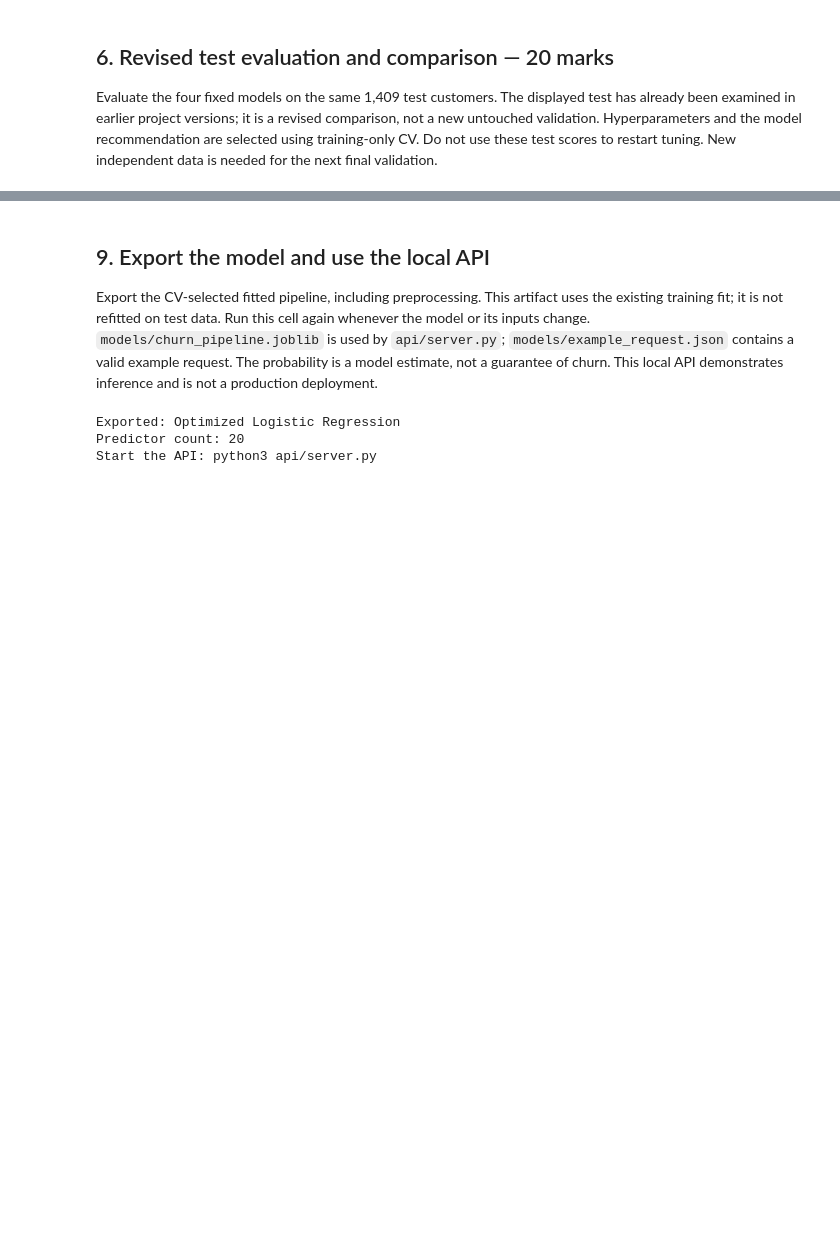
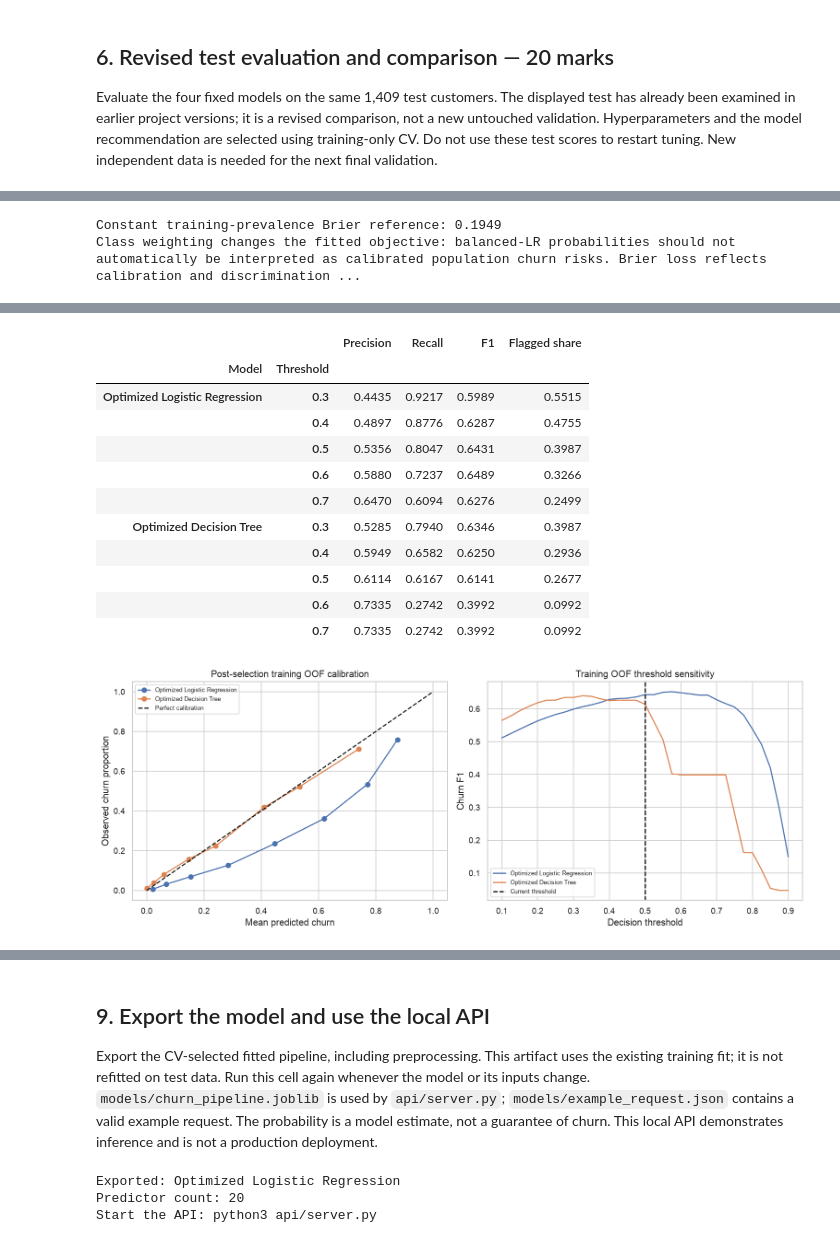
Before and after one commit to mehrthur-teste/end-to-end-supervised-machine-learning-project, a Jupyter notebook: Group4.ipynb, the cells around one changed output, grey strips where cells are left out. Drawn from its saved outputs; the diff is of its cells as text; code cells hidden in the pictures; blank space fills up the shorter version.

Commit message:
Integrate notebook review and synchronize report diagnostics

```diff
--- a/Group4.ipynb
+++ b/Group4.ipynb
@@ -70,5 +69,7 @@ Set the exact downloaded filename. The loader supports CSV and Excel; inspect th
 # %%
-DATA_PATH = Path("Dataset_Churn.xlsx")
+# Support both the repository and the supplied assignment copy.
+data_candidates = [Path("Dataset_Churn.xlsx"), Path("Assignment 1 Dataset.xlsx")]
+DATA_PATH = next((p for p in data_candidates if p.is_file()), data_candidates[0])
 EXCEL_SHEET = 0
 
 if not DATA_PATH.is_file():
@@ -517,6 +516,14 @@ selection_table = pd.DataFrame(selection_rows).set_index("Model").sort_values("C
 recommended_name = selection_table.index[0]
 display(selection_table)
 print("Model selected using training CV only:", recommended_name)
+
+optimization_summary = [{"Model": row["Model"], "Mean CV F1": row["CV f1 mean"],
+    "Fold SD": row["CV f1 std"], "Settings": "Initial untuned configuration"} for row in cv_rows]
+for name, search in searches.items():
+    optimization_summary.append({"Model": name, "Mean CV F1": search.best_score_,
+        "Fold SD": search.cv_results_["std_test_f1"][search.best_index_],
+        "Settings": str(search.best_params_)})
+display(pd.DataFrame(optimization_summary).set_index("Model").round(4))
 # %% [output]
 Optimized Logistic Regression
 Best parameters: {'model__C': 0.1, 'model__class_weight': 'balanced'}
@@ -772,0 +780,55 @@ Online references accessed November 5, 2026. Course Modules 2–5 supplied the t
+# %%
+from sklearn.model_selection import cross_val_predict
+from sklearn.metrics import brier_score_loss
+from sklearn.calibration import calibration_curve
+
+oof_probabilities = {}
+threshold_rows, calibration_rows = [], []
+fig, axes = plt.subplots(1, 2, figsize=(13, 5))
+for name in ["Optimized Logistic Regression", "Optimized Decision Tree"]:
+    model = models[name]
+    oof = cross_val_predict(model, X_train, y_train, cv=CV,
+                           method="predict_proba", n_jobs=1)[:, list(model.classes_).index(1)]
+    oof_probabilities[name] = oof
+    calibration_rows.append({"Model": name, "OOF Brier loss": brier_score_loss(y_train, oof),
+                             "Mean predicted churn": oof.mean(), "Observed churn": y_train.mean()})
+    observed, predicted = calibration_curve(y_train, oof, n_bins=8, strategy="quantile")
+    axes[0].plot(predicted, observed, "o-", label=name)
+    for threshold in [.30, .40, .50, .60, .70]:
+        pred = (oof >= threshold).astype(int)
+        threshold_rows.append({"Model": name, "Threshold": threshold,
+            "Precision": precision_score(y_train, pred, zero_division=0),
+            "Recall": recall_score(y_train, pred, zero_division=0),
+            "F1": f1_score(y_train, pred, zero_division=0), "Flagged share": pred.mean()})
+    thresholds = np.linspace(.1, .9, 33)
+    axes[1].plot(thresholds, [f1_score(y_train, oof >= t, zero_division=0) for t in thresholds], label=name)
+display(pd.DataFrame(calibration_rows).set_index("Model").round(4))
+print(f"Constant training-prevalence Brier reference: {brier_score_loss(y_train, np.full(len(y_train), y_train.mean())):.4f}")
+display(pd.DataFrame(threshold_rows).set_index(["Model", "Threshold"]).round(4))
+axes[0].plot([0, 1], [0, 1], "k--", label="Perfect calibration")
+axes[0].set(xlabel="Mean predicted churn", ylabel="Observed churn proportion", title="Post-selection training OOF calibration")
+axes[1].axvline(.5, color="black", linestyle="--", label="Current threshold")
+axes[1].set(xlabel="Decision threshold", ylabel="Churn F1", title="Training OOF threshold sensitivity")
+for ax in axes:
+    ax.legend(fontsize=8)
+plt.tight_layout()
+plt.show()
+print("Class weighting changes the fitted objective: balanced-LR probabilities should not automatically "
+      "be interpreted as calibrated population churn risks. Brier loss reflects calibration and discrimination.")
+
+
+from IPython.display import Markdown
+calibration_table = pd.DataFrame(calibration_rows).set_index("Model")
+lr_mean = calibration_table.loc["Optimized Logistic Regression", "Mean predicted churn"]
+tree_mean = calibration_table.loc["Optimized Decision Tree", "Mean predicted churn"]
+threshold_table = pd.DataFrame(threshold_rows)
+display(Markdown(f"""
+### What the probability and threshold diagnostics mean
+
+Optimized LR's mean out-of-fold predicted churn is **{lr_mean:.1%}**, versus an observed **{y_train.mean():.1%}**. The optimized tree's mean is **{tree_mean:.1%}**. The reliability plot checks more than this overall average: a matching mean alone does not establish calibration across risk groups. LR's upward overall shift is consistent with the changed class-weighting objective; it should not be interpreted as evidence that 40% of customers will actually churn.
+
+The threshold table shows that changing the cutoff can materially alter recall, precision and contact volume without retraining the model. These are pooled OOF metrics, which need not equal the unweighted mean of fold metrics in the search table. The curves are post-selection training diagnostics, so an apparent best cutoff needs separate validation. We retain each model's original default decision rule for the reported test comparison and exported pipeline. Better F1 is not the same as better probability calibration.
+"""))
+# %% [output]
+Constant training-prevalence Brier reference: 0.1949
+Class weighting changes the fitted objective: balanced-LR probabilities should not automatically be interpreted as calibrated population churn risks. Brier loss reflects calibration and discrimination ...
@@ -772,0 +839,13 @@ Online references accessed November 5, 2026. Course Modules 2–5 supplied the t
+|  |  | Precision | Recall | F1 | Flagged share |
+| Model | Threshold |  |  |  |  |
+| Optimized Logistic Regression | 0.3 | 0.4435 | 0.9217 | 0.5989 | 0.5515 |
+|  | 0.4 | 0.4897 | 0.8776 | 0.6287 | 0.4755 |
+|  | 0.5 | 0.5356 | 0.8047 | 0.6431 | 0.3987 |
+|  | 0.6 | 0.5880 | 0.7237 | 0.6489 | 0.3266 |
+|  | 0.7 | 0.6470 | 0.6094 | 0.6276 | 0.2499 |
+| Optimized Decision Tree | 0.3 | 0.5285 | 0.7940 | 0.6346 | 0.3987 |
+|  | 0.4 | 0.5949 | 0.6582 | 0.6250 | 0.2936 |
+|  | 0.5 | 0.6114 | 0.6167 | 0.6141 | 0.2677 |
+|  | 0.6 | 0.7335 | 0.2742 | 0.3992 | 0.0992 |
+|  | 0.7 | 0.7335 | 0.2742 | 0.3992 | 0.0992 |
+[figure, added]
```
Also changed, not shown: parts of 24 cells of this notebook, 4 other files.
